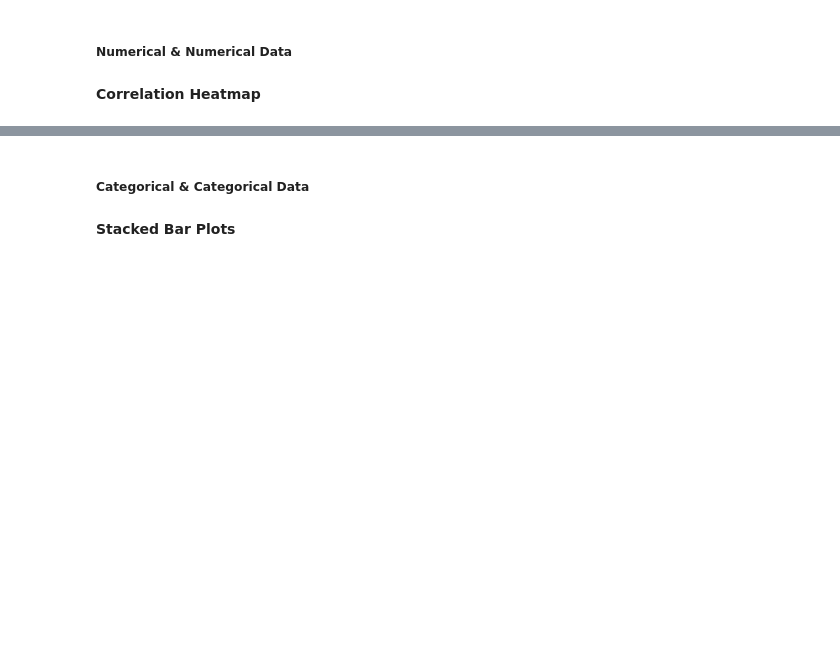
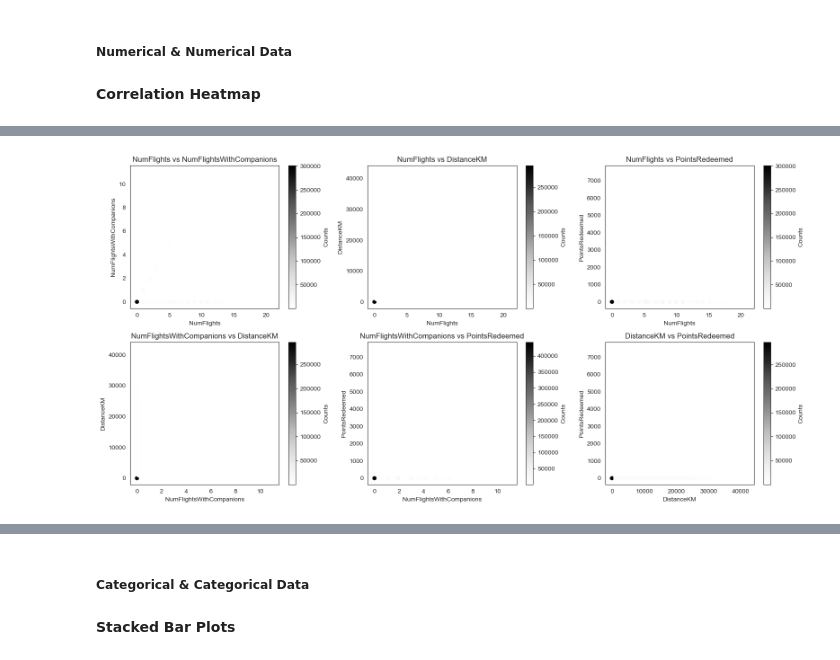
Before and after one commit to lCarvas/data-mining, a Jupyter notebook: src/Group94_EDA_Code.ipynb, the cells around one changed output, grey strips where cells are left out. Cells and saved outputs as stored; diff of their text form; code cells hidden in the pictures; blank space fills up the shorter version.

```diff
--- a/src/Group94_EDA_Code.ipynb
+++ b/src/Group94_EDA_Code.ipynb
@@ -821,0 +884,4 @@ Number of outliers in PointsAccumulated: 1914
+# %%
+flightDB_copy.drop(columns=['PointsAccumulated'], inplace=True)
+flight_numerical_variables.remove('PointsAccumulated')
+flightDB_copy.info()
@@ -823,0 +916,20 @@ Number of outliers in PointsAccumulated: 1914
+# %%
+flight_pairs = list(itertools.combinations(flight_numerical_variables, 2))
+
+fig, axes = plt.subplots(nrows=2, ncols=3, figsize=(16, 8))
+axes = axes.flatten()
+
+# Plot flight variable pairs using paired dropna so lengths match
+for i, (v1, v2) in enumerate(flight_pairs):
+    ax = axes[i]
+    df_f = flightDB_copy[[v1, v2]].dropna()
+    if not df_f.empty:
+        hb = ax.hexbin(df_f[v1], df_f[v2], gridsize=40, cmap='Greys', mincnt=1)
+        ax.set_xlabel(v1); ax.set_ylabel(v2)
+        ax.set_title(f'{v1} vs {v2}')
+        plt.colorbar(hb, ax=ax, label='Counts')
+
+plt.tight_layout()
+plt.show()
+# %% [output]
+[figure, added]
```
Also changed, not shown: parts of 18 cells of this notebook, 1 other file.
